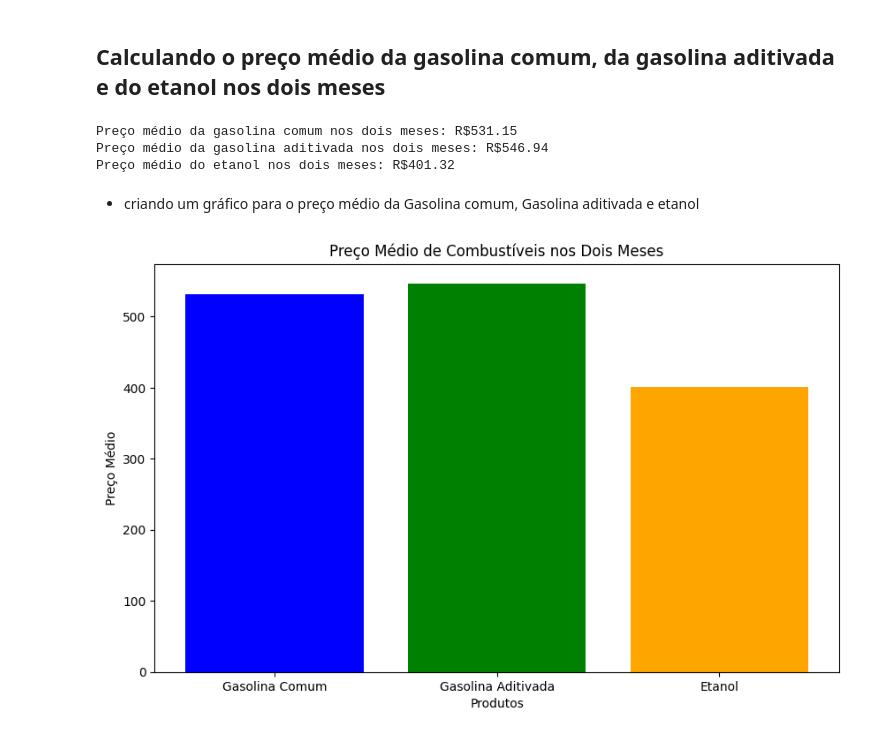
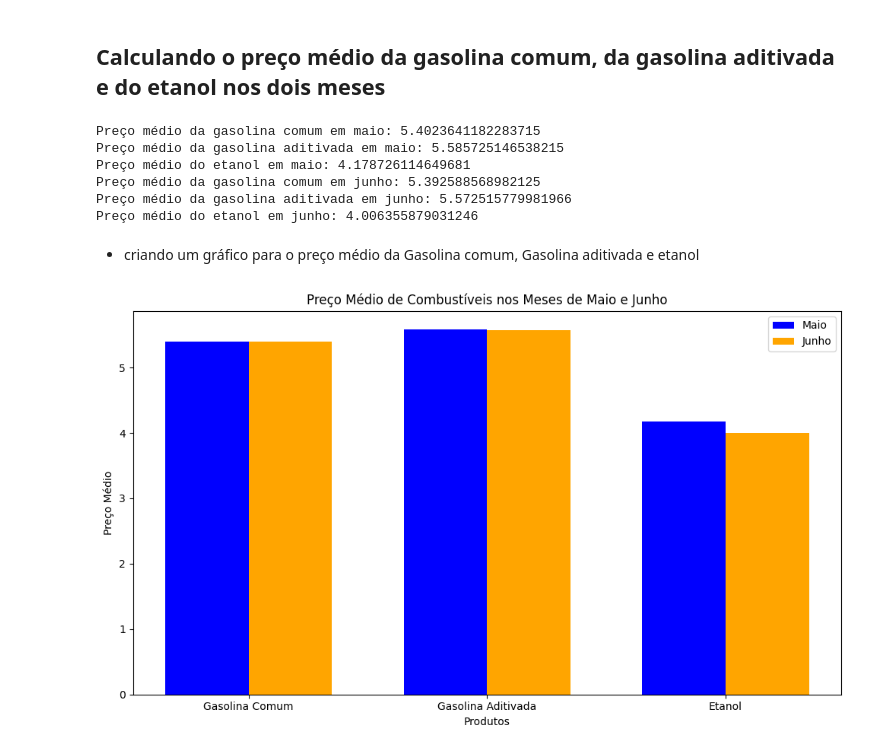
Before and after one commit to thiagochechia/modulo4projetoEmGrupo, a Jupyter notebook: projetom4.ipynb, the cells around one changed output. Saved outputs shown, nothing was run; the diff lists cells and outputs as text; code cells hidden in the pictures.

Commit message:
questão 3
questão 3 com os gráficos e análise

```diff
--- a/projetom4.ipynb
+++ b/projetom4.ipynb
@@ -160,35 +188,57 @@ O gráfico de linhas demonstra que os preços da gasolina aditivada e do etanol
 # 2. Qual o preço médio da gasolina e do etanol nesses dois meses?
 # %% [markdown]
 ## Calculando o preço médio da gasolina comum, da gasolina aditivada e do etanol nos dois meses
-# %%
-
-avg_price_gasolina_comum = data[data['Produto'] == 'GASOLINA']['Valor de Venda'].mean()
-avg_price_gasolina_aditivada = data[data['Produto'] == 'GASOLINA ADITIVADA']['Valor de Venda'].mean()
-avg_price_etanol = data[data['Produto'] == 'ETANOL']['Valor de Venda'].mean()
-
-print(f"Preço médio da gasolina comum nos dois meses: R${avg_price_gasolina_comum:.2f}")
-print(f"Preço médio da gasolina aditivada nos dois meses: R${avg_price_gasolina_aditivada:.2f}")
-print(f"Preço médio do etanol nos dois meses: R${avg_price_etanol:.2f}")
-# %% [output]
-Preço médio da gasolina comum nos dois meses: R$531.15
-Preço médio da gasolina aditivada nos dois meses: R$546.94
-Preço médio do etanol nos dois meses: R$401.32
+# %%
+# Calculando o preço médio da gasolina comum, da gasolina aditivada e do etanol nos dois meses
+avg_price_gasolina_comum_maio = gasolina_comum_maio['Valor de Venda'].mean()
+avg_price_gasolina_aditivada_maio = gasolina_adtivada_maio['Valor de Venda'].mean()
+avg_price_etanol_maio = etanol_maio['Valor de Venda'].mean()
+
+avg_price_gasolina_comum_junho = gasolina_comum_junho['Valor de Venda'].mean()
+avg_price_gasolina_aditivada_junho = gasolina_adtivada_junho['Valor de Venda'].mean()
+avg_price_etanol_junho = etanol_junho['Valor de Venda'].mean()
+
+# Exibindo os preços médios
+print("Preço médio da gasolina comum em maio:", avg_price_gasolina_comum_maio)
+print("Preço médio da gasolina aditivada em maio:", avg_price_gasolina_aditivada_maio)
+print("Preço médio do etanol em maio:", avg_price_etanol_maio)
+
+print("Preço médio da gasolina comum em junho:", avg_price_gasolina_comum_junho)
+print("Preço médio da gasolina aditivada em junho:", avg_price_gasolina_aditivada_junho)
+print("Preço médio do etanol em junho:", avg_price_etanol_junho)
+# %% [output]
+Preço médio da gasolina comum em maio: 5.4023641182283715
+Preço médio da gasolina aditivada em maio: 5.585725146538215
+Preço médio do etanol em maio: 4.178726114649681
+Preço médio da gasolina comum em junho: 5.392588568982125
+Preço médio da gasolina aditivada em junho: 5.572515779981966
+Preço médio do etanol em junho: 4.006355879031246
 # %% [markdown]
 - criando um gráfico para o preço médio da Gasolina comum, Gasolina aditivada e etanol
-# %%
-
-produtos = ['Gasolina Comum', 'Gasolina Aditivada', 'Etanol']
-precos_medios = [avg_price_gasolina_comum, avg_price_gasolina_aditivada, avg_price_etanol]
-
-plt.figure(figsize=(10, 6))
-plt.bar(produtos, precos_medios, color=['blue', 'green', 'orange'])
-plt.xlabel('Produtos')
-plt.ylabel('Preço Médio')
-plt.title('Preço Médio de Combustíveis nos Dois Meses')
-plt.show()
-
-
-plt.show()
-# %% [output]
-[figure, removed]
+# %%
+# Listas de produtos e preços médios para maio e junho
+produtos = ['Gasolina Comum', 'Gasolina Aditivada', 'Etanol']
+precos_medios_maio = [avg_price_gasolina_comum_maio, avg_price_gasolina_aditivada_maio, avg_price_etanol_maio]
+precos_medios_junho = [avg_price_gasolina_comum_junho, avg_price_gasolina_aditivada_junho, avg_price_etanol_junho]
+
+# Largura das barras
+largura = 0.35
+
+# Posições das barras no eixo x
+posicoes_maio = range(len(produtos))
+posicoes_junho = [pos + largura for pos in posicoes_maio]
+
+# Criando o gráfico de barras
+plt.figure(figsize=(10, 6))
+plt.bar(posicoes_maio, precos_medios_maio, largura, label='Maio', color='blue')
+plt.bar(posicoes_junho, precos_medios_junho, largura, label='Junho', color='orange')
+plt.xlabel('Produtos')
+plt.ylabel('Preço Médio')
+plt.title('Preço Médio de Combustíveis nos Meses de Maio e Junho')
+plt.xticks([pos + largura/2 for pos in posicoes_maio], produtos)
+plt.legend()
+plt.tight_layout()
+plt.show()
+# %% [output]
+[figure, added]
 # %% [markdown]
```
Also changed, not shown: parts of 9 cells of this notebook.
